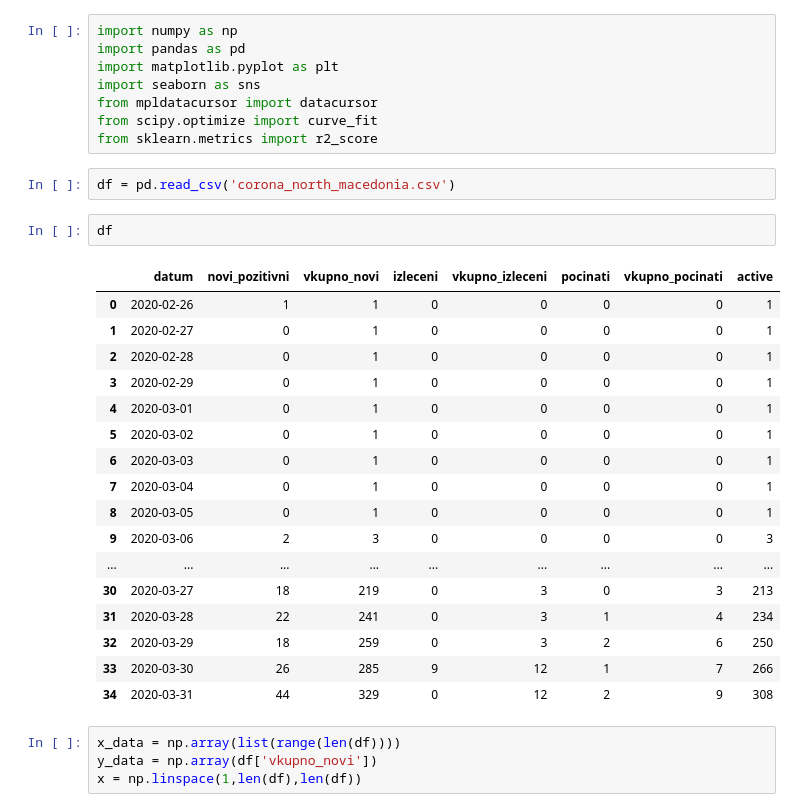
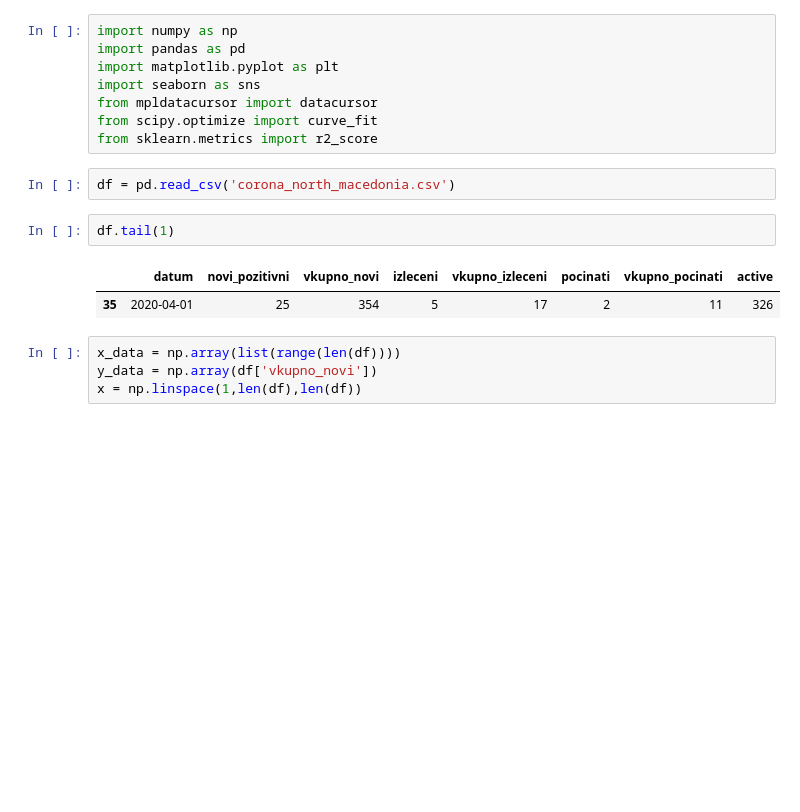
Before and after one commit to Sinisha12/ML_DL, a Jupyter notebook: corona/Covid_19_curves.ipynb, the cells around one changed output. Cells and saved outputs as stored; diff of their text form; blank space fills up the shorter version.

```diff
--- a/corona/Covid_19_curves.ipynb
+++ b/corona/Covid_19_curves.ipynb
@@ -9,25 +9,10 @@ from sklearn.metrics import r2_score
 # %%
 df = pd.read_csv('corona_north_macedonia.csv')
 # %%
-df
+df.tail(1)
 # %% [output]
 |  | datum | novi_pozitivni | vkupno_novi | izleceni | vkupno_izleceni | pocinati | vkupno_pocinati | active |
-| 0 | 2020-02-26 | 1 | 1 | 0 | 0 | 0 | 0 | 1 |
-| 1 | 2020-02-27 | 0 | 1 | 0 | 0 | 0 | 0 | 1 |
-| 2 | 2020-02-28 | 0 | 1 | 0 | 0 | 0 | 0 | 1 |
-| 3 | 2020-02-29 | 0 | 1 | 0 | 0 | 0 | 0 | 1 |
-| 4 | 2020-03-01 | 0 | 1 | 0 | 0 | 0 | 0 | 1 |
-| 5 | 2020-03-02 | 0 | 1 | 0 | 0 | 0 | 0 | 1 |
-| 6 | 2020-03-03 | 0 | 1 | 0 | 0 | 0 | 0 | 1 |
-| 7 | 2020-03-04 | 0 | 1 | 0 | 0 | 0 | 0 | 1 |
-| 8 | 2020-03-05 | 0 | 1 | 0 | 0 | 0 | 0 | 1 |
-| 9 | 2020-03-06 | 2 | 3 | 0 | 0 | 0 | 0 | 3 |
-| ... | ... | ... | ... | ... | ... | ... | ... | ... |
-| 30 | 2020-03-27 | 18 | 219 | 0 | 3 | 0 | 3 | 213 |
-| 31 | 2020-03-28 | 22 | 241 | 0 | 3 | 1 | 4 | 234 |
-| 32 | 2020-03-29 | 18 | 259 | 0 | 3 | 2 | 6 | 250 |
-| 33 | 2020-03-30 | 26 | 285 | 9 | 12 | 1 | 7 | 266 |
-| 34 | 2020-03-31 | 44 | 329 | 0 | 12 | 2 | 9 | 308 |
+| 35 | 2020-04-01 | 25 | 354 | 5 | 17 | 2 | 11 | 326 |
 # %%
 x_data = np.array(list(range(len(df))))
 y_data = np.array(df['vkupno_novi'])
```
Also changed, not shown: parts of 15 cells of this notebook, 3 other files.
